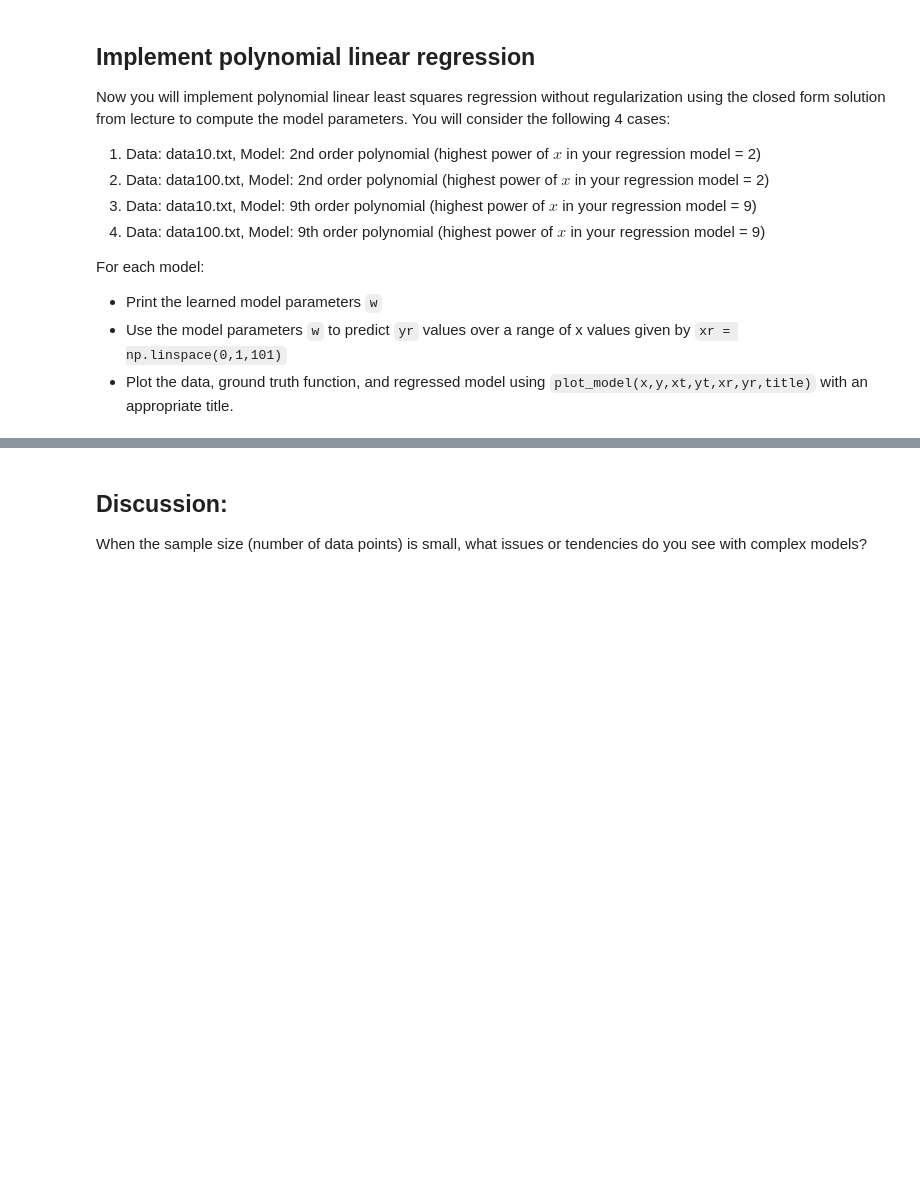
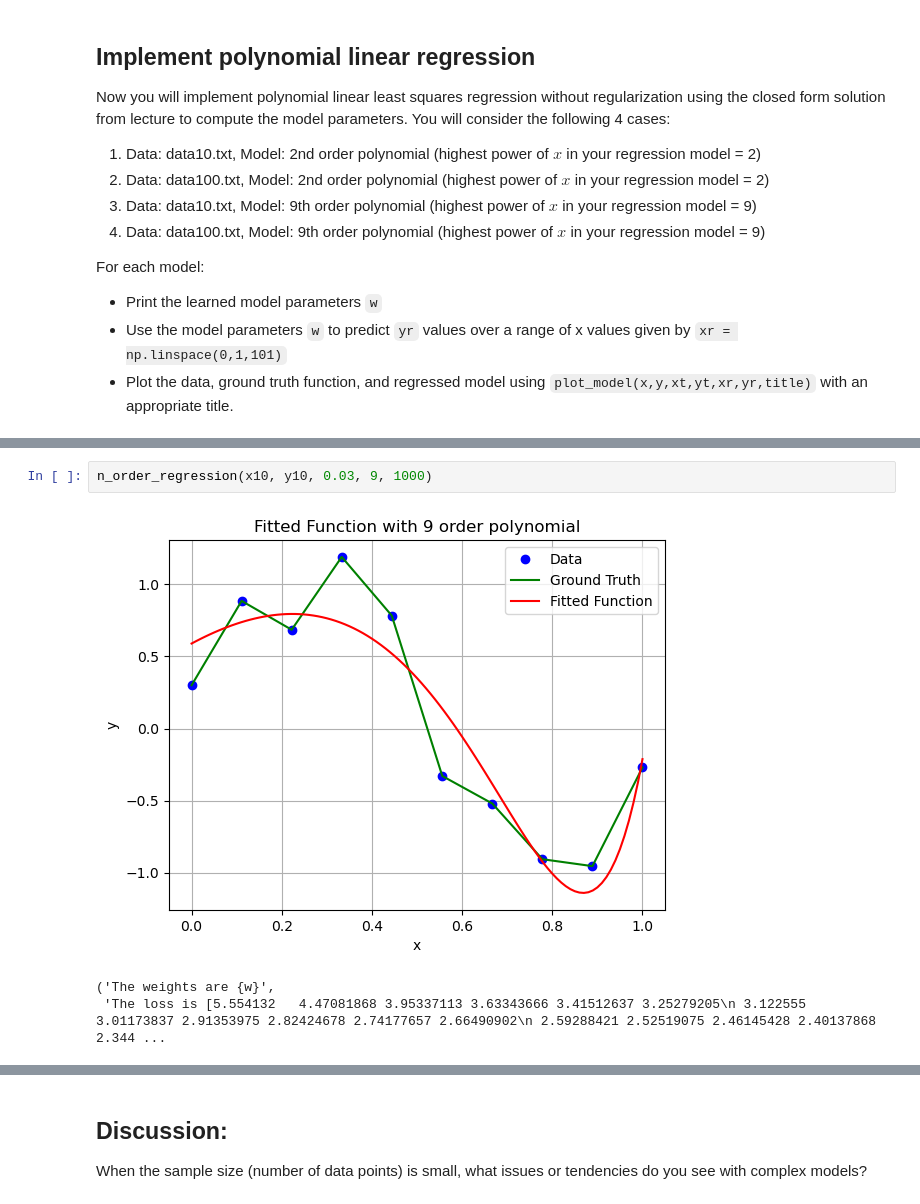
Before and after one commit to DylanLIiii/CMU24787_AIandML4Engineers, a Jupyter notebook: Week2/hw2/hw2_p7.ipynb, the cells around one changed output, grey strips where cells are left out. Cells and saved outputs as stored; diff of their text form; blank space fills up the shorter version.

```diff
--- a/Week2/hw2/hw2_p7.ipynb
+++ b/Week2/hw2/hw2_p7.ipynb
@@ -94,0 +149,6 @@ For each model:
+# %%
+n_order_regression(x10, y10, 0.03, 9, 1000)
+# %% [output]
+[figure, added]
+('The weights are {w}',
+ 'The loss is [5.554132   4.47081868 3.95337113 3.63343666 3.41512637 3.25279205\n 3.122555   3.01173837 2.91353975 2.82424678 2.74177657 2.66490902\n 2.59288421 2.52519075 2.46145428 2.40137868 2.344 ...
```
Also changed, not shown: parts of 11 cells of this notebook, 2 other files.
